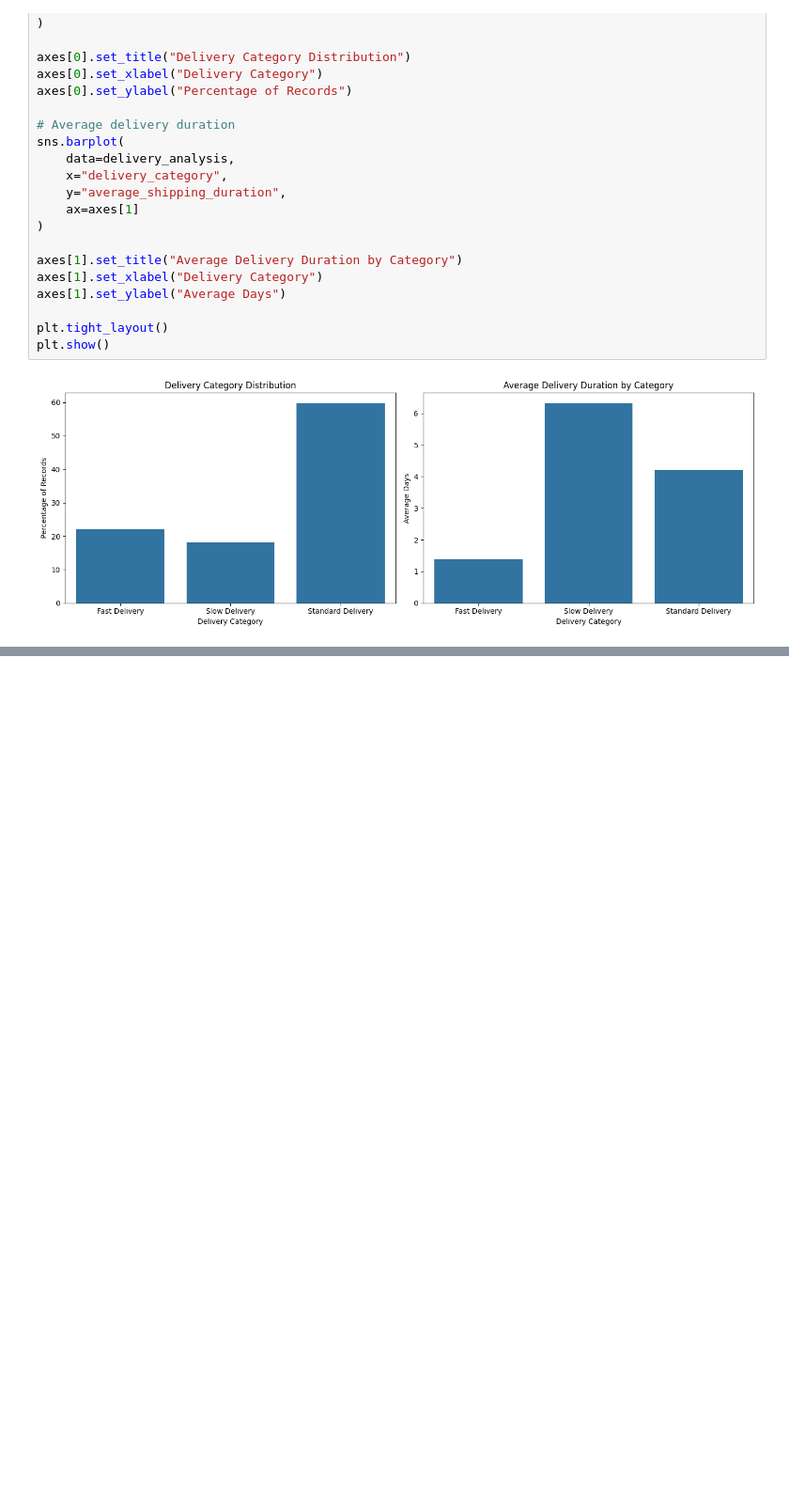
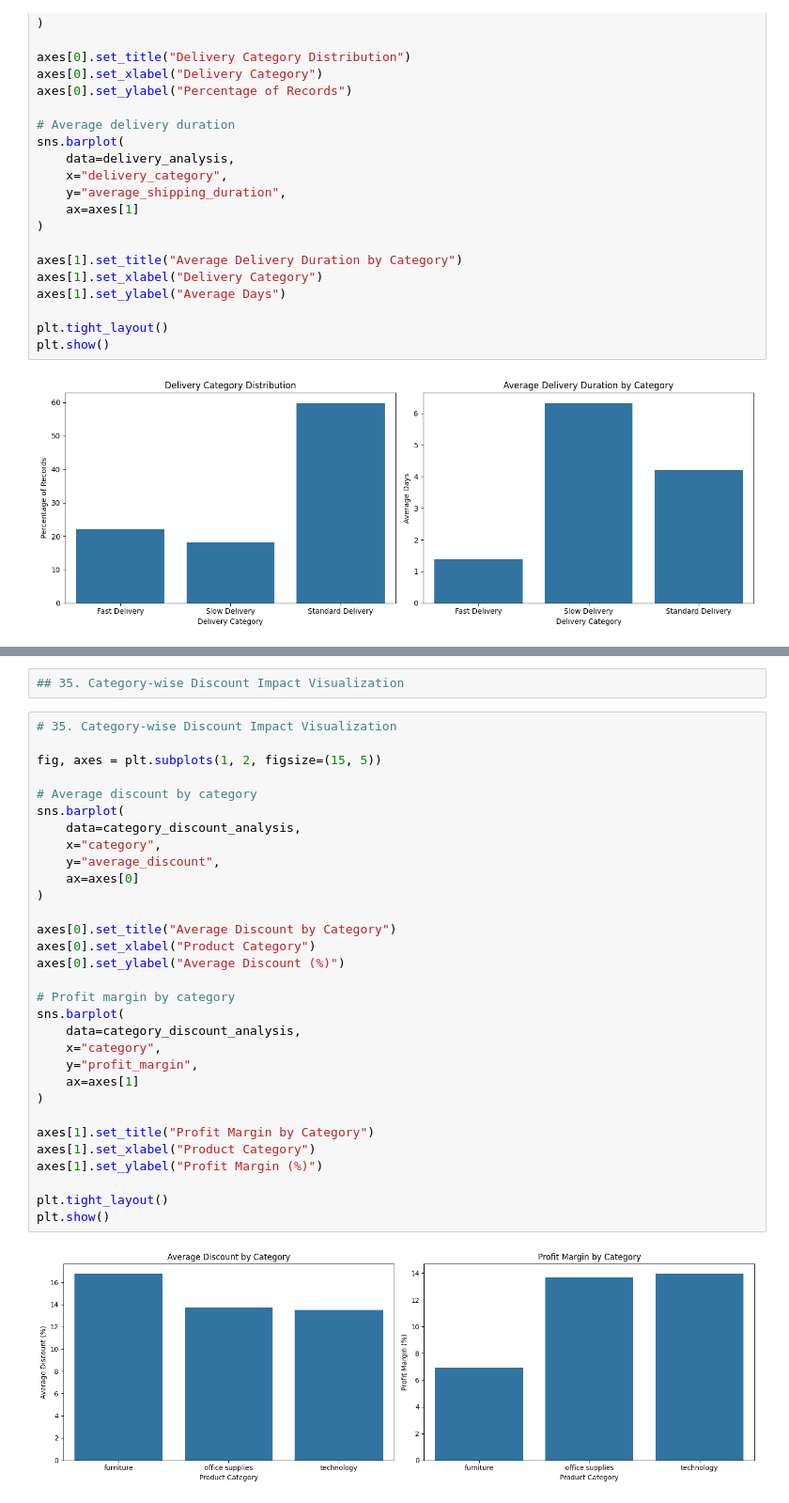
Before and after one commit to code-with-ansh/sales-business-analytics, a Jupyter notebook: notebooks/eda_time_based_analysis.ipynb, the cells around one changed output, grey strips where cells are left out. Shown at 94% size. Cells and saved outputs as stored; diff of their text form; blank space fills up the shorter version.

```diff
--- a/notebooks/eda_time_based_analysis.ipynb
+++ b/notebooks/eda_time_based_analysis.ipynb
@@ -1217,0 +1396,35 @@ plt.show()
+# %%
+## 35. Category-wise Discount Impact Visualization
+# %%
+# 35. Category-wise Discount Impact Visualization
+
+fig, axes = plt.subplots(1, 2, figsize=(15, 5))
+
+# Average discount by category
+sns.barplot(
+    data=category_discount_analysis,
+    x="category",
+    y="average_discount",
+    ax=axes[0]
+)
+
+axes[0].set_title("Average Discount by Category")
+axes[0].set_xlabel("Product Category")
+axes[0].set_ylabel("Average Discount (%)")
+
+# Profit margin by category
+sns.barplot(
+    data=category_discount_analysis,
+    x="category",
+    y="profit_margin",
+    ax=axes[1]
+)
+
+axes[1].set_title("Profit Margin by Category")
+axes[1].set_xlabel("Product Category")
+axes[1].set_ylabel("Profit Margin (%)")
+
+plt.tight_layout()
+plt.show()
+# %% [output]
+[figure, added]
```
Also changed, not shown: parts of 18 cells of this notebook.
